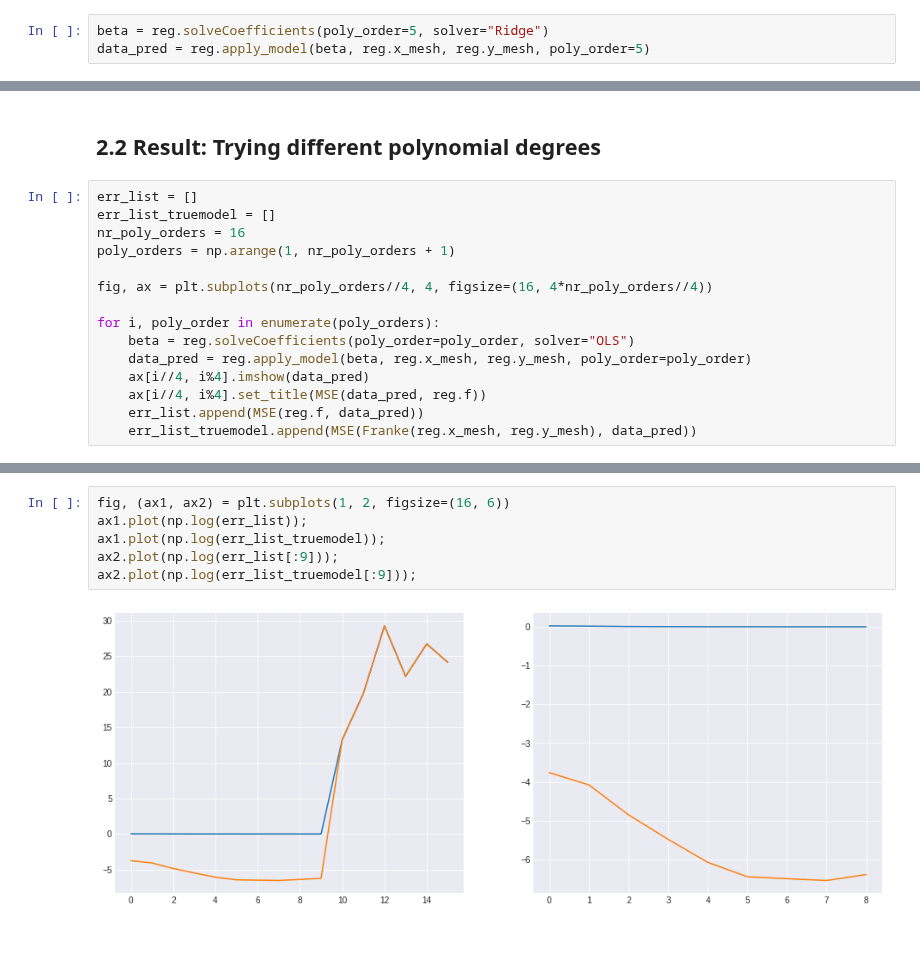
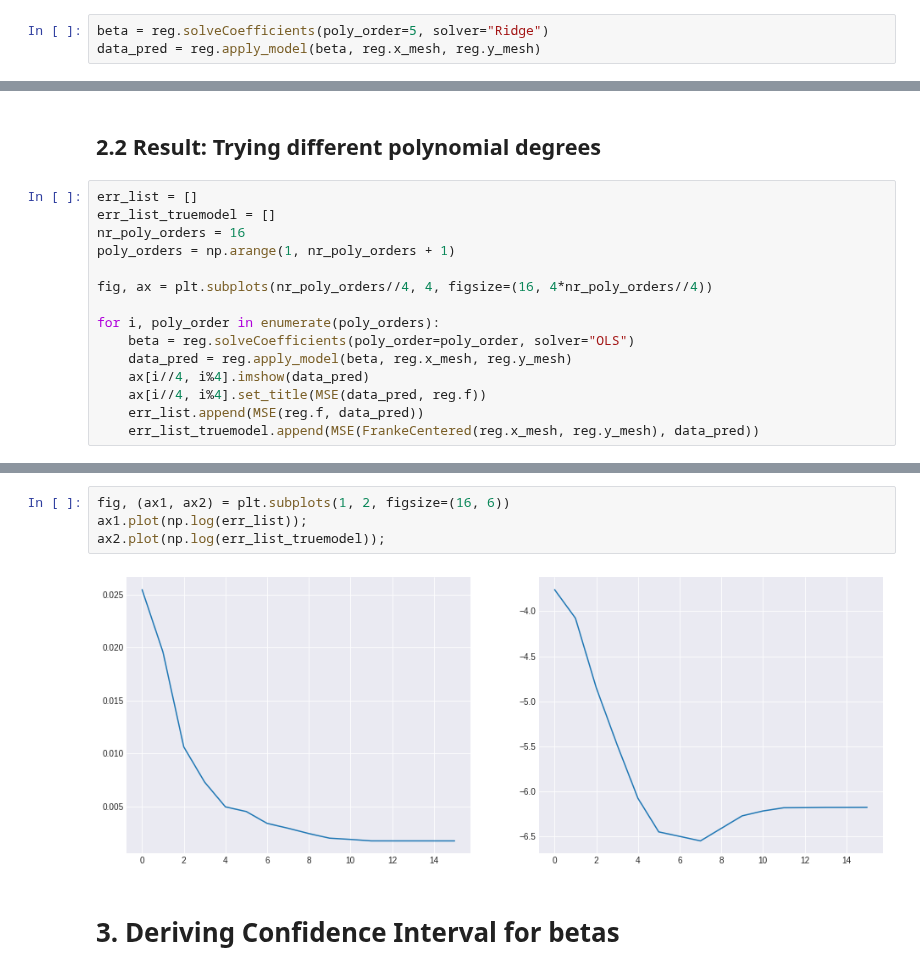
Before and after one commit to asdfbat/FYS-STK4155, a Jupyter notebook: Project1/src/Part_a.ipynb, the cells around one changed output, grey strips where cells are left out. Saved outputs shown, nothing was run; the diff lists cells and outputs as text; blank space fills up the shorter version.

```diff
--- a/Project1/src/Part_a.ipynb
+++ b/Project1/src/Part_a.ipynb
@@ -39,4 +39,4 @@ ax2.imshow(reg.f);
 # 2. OLS Linear Regression
 # %%
 beta = reg.solveCoefficients(poly_order=5, solver="Ridge")
-data_pred = reg.apply_model(beta, reg.x_mesh, reg.y_mesh, poly_order=5)
+data_pred = reg.apply_model(beta, reg.x_mesh, reg.y_mesh)
@@ -74,9 +76,9 @@ fig, ax = plt.subplots(nr_poly_orders//4, 4, figsize=(16, 4*nr_poly_orders//4))
 
 for i, poly_order in enumerate(poly_orders):
     beta = reg.solveCoefficients(poly_order=poly_order, solver="OLS")
-    data_pred = reg.apply_model(beta, reg.x_mesh, reg.y_mesh, poly_order=poly_order)
+    data_pred = reg.apply_model(beta, reg.x_mesh, reg.y_mesh)
     ax[i//4, i%4].imshow(data_pred)
     ax[i//4, i%4].set_title(MSE(data_pred, reg.f))
     err_list.append(MSE(reg.f, data_pred))
-    err_list_truemodel.append(MSE(Franke(reg.x_mesh, reg.y_mesh), data_pred))
+    err_list_truemodel.append(MSE(FrankeCentered(reg.x_mesh, reg.y_mesh), data_pred))
 # %% [output]
@@ -84,8 +105,8 @@ for i, poly_order in enumerate(poly_orders):
 # %%
 fig, (ax1, ax2) = plt.subplots(1, 2, figsize=(16, 6))
 ax1.plot(np.log(err_list));
-ax1.plot(np.log(err_list_truemodel));
-ax2.plot(np.log(err_list[:9]));
-ax2.plot(np.log(err_list_truemodel[:9]));
+ax2.plot(np.log(err_list_truemodel));
 # %% [output]
-[figure, old version]
+[figure, new version]
+# %% [markdown]
+# 3. Deriving Confidence Interval for betas
```
Also changed, not shown: parts of 11 cells of this notebook.
